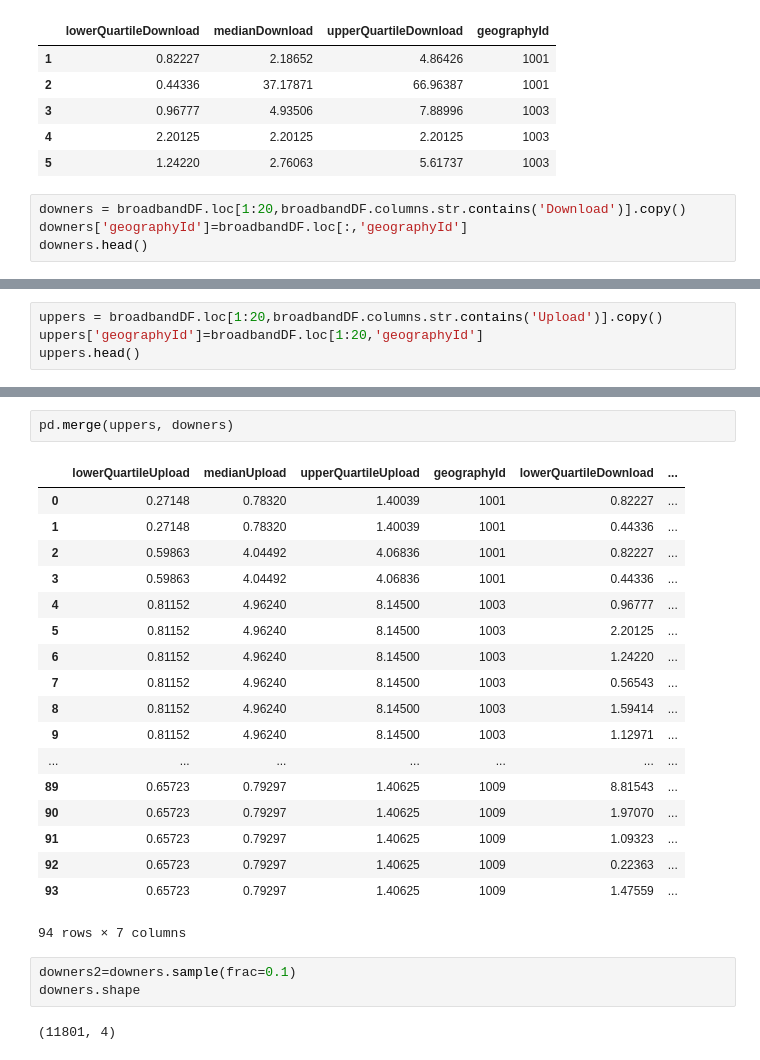
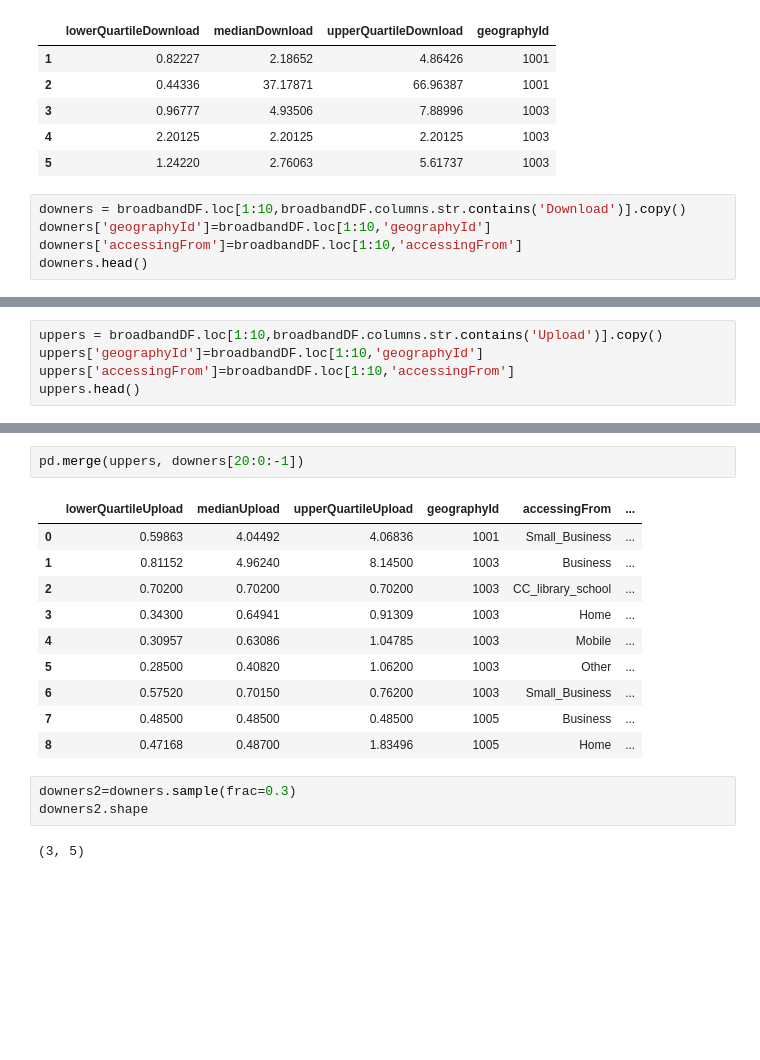
Before and after one commit to SethPaul/Pandas_Intro, a Jupyter notebook: 2_pandas_overview.ipynb, the cells around one changed output, grey strips where cells are left out. Drawn from its saved outputs; the diff is of its cells as text; blank space fills up the shorter version.

```diff
--- a/2_pandas_overview.ipynb
+++ b/2_pandas_overview.ipynb
@@ -362,7 +362,8 @@ downers.head()
 | 4 | 2.20125 | 2.20125 | 2.20125 | 1003 |
 | 5 | 1.24220 | 2.76063 | 5.61737 | 1003 |
 # %%
-downers = broadbandDF.loc[1:20,broadbandDF.columns.str.contains('Download')].copy()
-downers['geographyId']=broadbandDF.loc[:,'geographyId']
+downers = broadbandDF.loc[1:10,broadbandDF.columns.str.contains('Download')].copy()
+downers['geographyId']=broadbandDF.loc[1:10,'geographyId']
+downers['accessingFrom']=broadbandDF.loc[1:10,'accessingFrom']
 downers.head()
 # %% [output]
@@ -375,5 +376,6 @@ downers.head()
 # %%
-uppers = broadbandDF.loc[1:20,broadbandDF.columns.str.contains('Upload')].copy()
-uppers['geographyId']=broadbandDF.loc[1:20,'geographyId']
+uppers = broadbandDF.loc[1:10,broadbandDF.columns.str.contains('Upload')].copy()
+uppers['geographyId']=broadbandDF.loc[1:10,'geographyId']
+uppers['accessingFrom']=broadbandDF.loc[1:10,'accessingFrom']
 uppers.head()
 # %% [output]
@@ -407,29 +422,21 @@ pd.merge(uppers, downers)
 # %%
-pd.merge(uppers, downers)
+pd.merge(uppers, downers[20:0:-1])
 # %% [output]
-|  | lowerQuartileUpload | medianUpload | upperQuartileUpload | geographyId | lowerQuartileDownload | ... |
-| 0 | 0.27148 | 0.78320 | 1.40039 | 1001 | 0.82227 | ... |
-| 1 | 0.27148 | 0.78320 | 1.40039 | 1001 | 0.44336 | ... |
-| 2 | 0.59863 | 4.04492 | 4.06836 | 1001 | 0.82227 | ... |
-| 3 | 0.59863 | 4.04492 | 4.06836 | 1001 | 0.44336 | ... |
-| 4 | 0.81152 | 4.96240 | 8.14500 | 1003 | 0.96777 | ... |
-| 5 | 0.81152 | 4.96240 | 8.14500 | 1003 | 2.20125 | ... |
-| 6 | 0.81152 | 4.96240 | 8.14500 | 1003 | 1.24220 | ... |
-| 7 | 0.81152 | 4.96240 | 8.14500 | 1003 | 0.56543 | ... |
-| 8 | 0.81152 | 4.96240 | 8.14500 | 1003 | 1.59414 | ... |
-| 9 | 0.81152 | 4.96240 | 8.14500 | 1003 | 1.12971 | ... |
-| ... | ... | ... | ... | ... | ... | ... |
-| 89 | 0.65723 | 0.79297 | 1.40625 | 1009 | 8.81543 | ... |
-| 90 | 0.65723 | 0.79297 | 1.40625 | 1009 | 1.97070 | ... |
-| 91 | 0.65723 | 0.79297 | 1.40625 | 1009 | 1.09323 | ... |
-| 92 | 0.65723 | 0.79297 | 1.40625 | 1009 | 0.22363 | ... |
-| 93 | 0.65723 | 0.79297 | 1.40625 | 1009 | 1.47559 | ... |
+|  | lowerQuartileUpload | medianUpload | upperQuartileUpload | geographyId | accessingFrom | ... |
+| 0 | 0.59863 | 4.04492 | 4.06836 | 1001 | Small_Business | ... |
+| 1 | 0.81152 | 4.96240 | 8.14500 | 1003 | Business | ... |
+| 2 | 0.70200 | 0.70200 | 0.70200 | 1003 | CC_library_school | ... |
+| 3 | 0.34300 | 0.64941 | 0.91309 | 1003 | Home | ... |
+| 4 | 0.30957 | 0.63086 | 1.04785 | 1003 | Mobile | ... |
+| 5 | 0.28500 | 0.40820 | 1.06200 | 1003 | Other | ... |
+| 6 | 0.57520 | 0.70150 | 0.76200 | 1003 | Small_Business | ... |
+| 7 | 0.48500 | 0.48500 | 0.48500 | 1005 | Business | ... |
+| 8 | 0.47168 | 0.48700 | 1.83496 | 1005 | Home | ... |
-94 rows × 7 columns
 # %%
-downers2=downers.sample(frac=0.1)
-downers.shape
+downers2=downers.sample(frac=0.3)
+downers2.shape
 # %% [output]
-(11801, 4)
+(3, 5)
 # %%
 downers2
 # %% [output]
```
Also changed, not shown: parts of 20 cells of this notebook, 2 other files.
